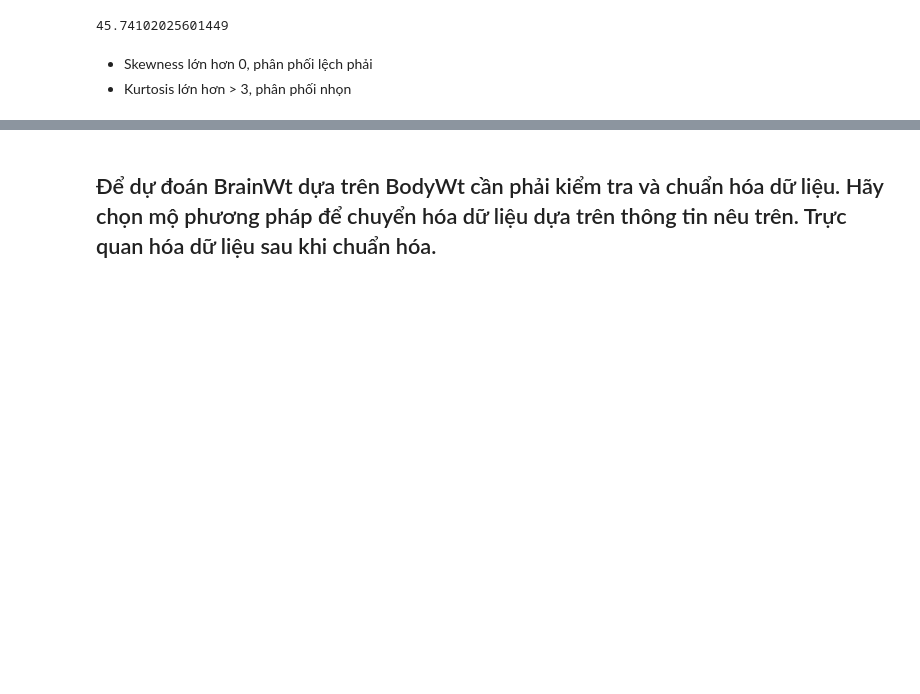
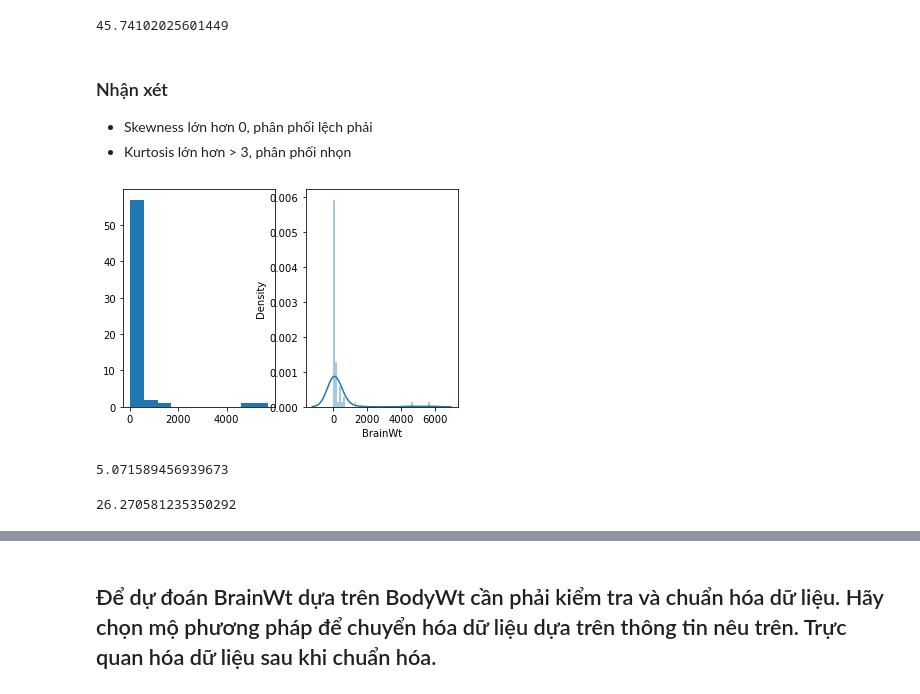
Before and after one commit to kieutridang/Data-Pre-processing-and-Analysis, a Jupyter notebook: week_2-Chapter_4_Standardizing_Data/1_standardizing_data/Standardize_mamamals.ipynb, the cells around one changed output, grey strips where cells are left out. Cells and saved outputs as stored; diff of their text form; code cells hidden in the pictures; blank space fills up the shorter version.

```diff
--- a/week_2-Chapter_4_Standardizing_Data/1_standardizing_data/Standardize_mamamals.ipynb
+++ b/week_2-Chapter_4_Standardizing_Data/1_standardizing_data/Standardize_mamamals.ipynb
@@ -63,5 +63,23 @@ body_wt.kurtosis()
 # %% [output]
 45.74102025601449
 # %% [markdown]
+### Nhận xét
 * Skewness lớn hơn 0, phân phối lệch phải
 * Kurtosis lớn hơn > 3, phân phối nhọn
+# %%
+plt.subplot(1, 2, 1)
+plt.hist(brain_wt)
+
+plt.subplot(1, 2, 2)
+sns.distplot(brain_wt)
+plt.show()
+# %% [output]
+[figure, added]
+# %%
+brain_wt.skew()
+# %% [output]
+5.071589456939673
+# %%
+brain_wt.kurtosis()
+# %% [output]
+26.270581235350292
```
Also changed, not shown: parts of 7 cells of this notebook.
